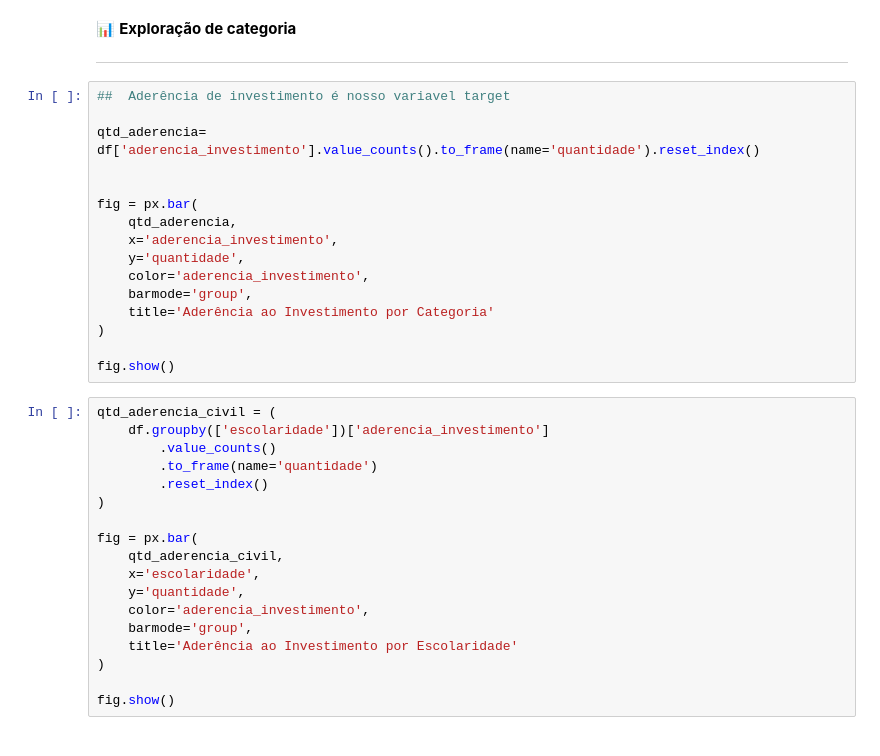
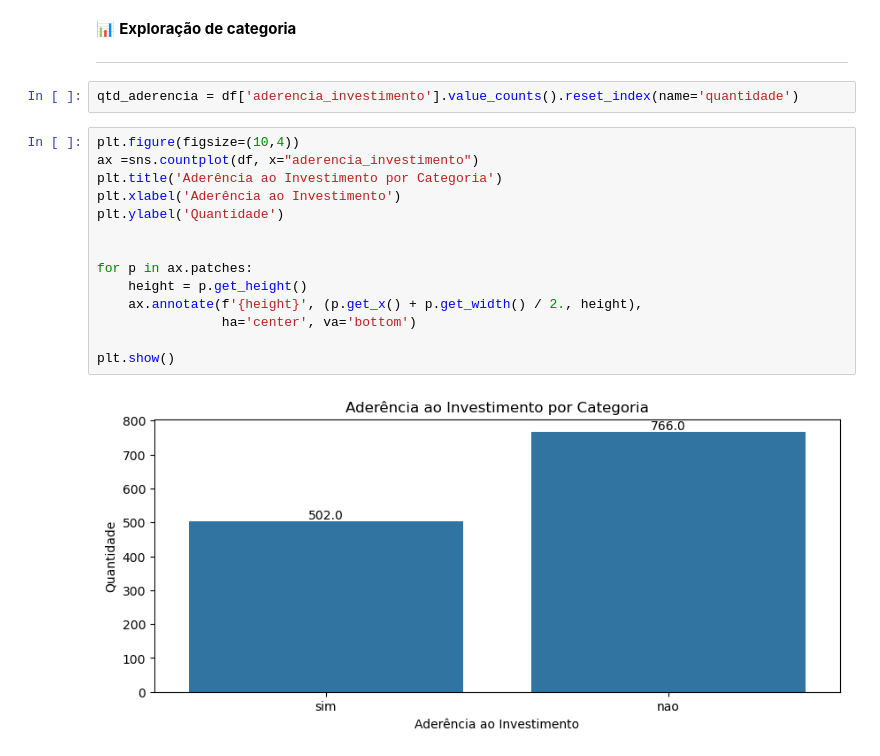
Before and after one commit to emersonsantosgithub/modelo-de-classificacao, a Jupyter notebook: Modelo-de-Classificacao.ipynb, the cells around one changed output. Drawn from its saved outputs; the diff is of its cells as text.

Commit message:
Categoria

```diff
--- a/Modelo-de-Classificacao.ipynb
+++ b/Modelo-de-Classificacao.ipynb
@@ -44,37 +37,21 @@ memory usage: 89.3+ KB
  📊 **Exploração de categoria**
 
  ---
-# %%
-##  Aderência de investimento é nosso variavel target
-
-qtd_aderencia= df['aderencia_investimento'].value_counts().to_frame(name='quantidade').reset_index()
-
-
-fig = px.bar(
-    qtd_aderencia,
-    x='aderencia_investimento',
-    y='quantidade',
-    color='aderencia_investimento',
-    barmode='group',
-    title='Aderência ao Investimento por Categoria'
-)
-
-fig.show()
-# %%
-qtd_aderencia_civil = (
-    df.groupby(['escolaridade'])['aderencia_investimento']
-        .value_counts()
-        .to_frame(name='quantidade')
-        .reset_index()
-)
-
-fig = px.bar(
-    qtd_aderencia_civil,
-    x='escolaridade',
-    y='quantidade',
-    color='aderencia_investimento',
-    barmode='group',
-    title='Aderência ao Investimento por Escolaridade'
-)
-
-fig.show()
+# %%
+qtd_aderencia = df['aderencia_investimento'].value_counts().reset_index(name='quantidade')
+# %%
+plt.figure(figsize=(10,4))
+ax =sns.countplot(df, x="aderencia_investimento")
+plt.title('Aderência ao Investimento por Categoria')
+plt.xlabel('Aderência ao Investimento')
+plt.ylabel('Quantidade')
+
+
+for p in ax.patches:
+    height = p.get_height()
+    ax.annotate(f'{height}', (p.get_x() + p.get_width() / 2., height),
+                ha='center', va='bottom')
+
+plt.show()
+# %% [output]
+[figure, added]
```
Also changed, not shown: parts of 7 cells of this notebook.
